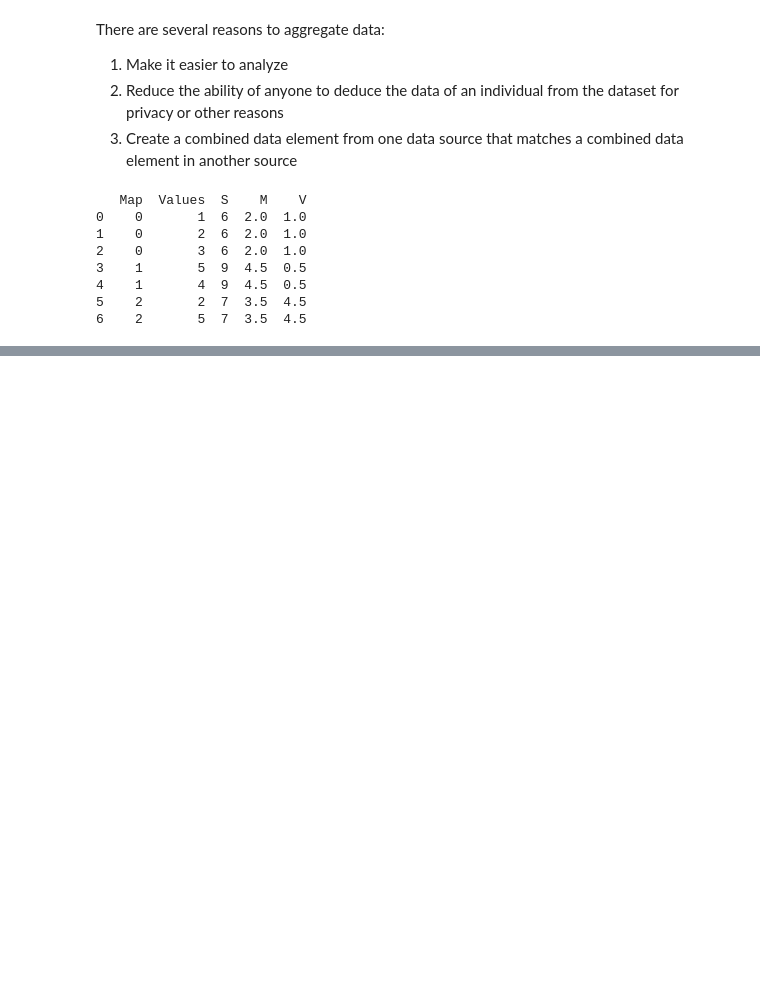
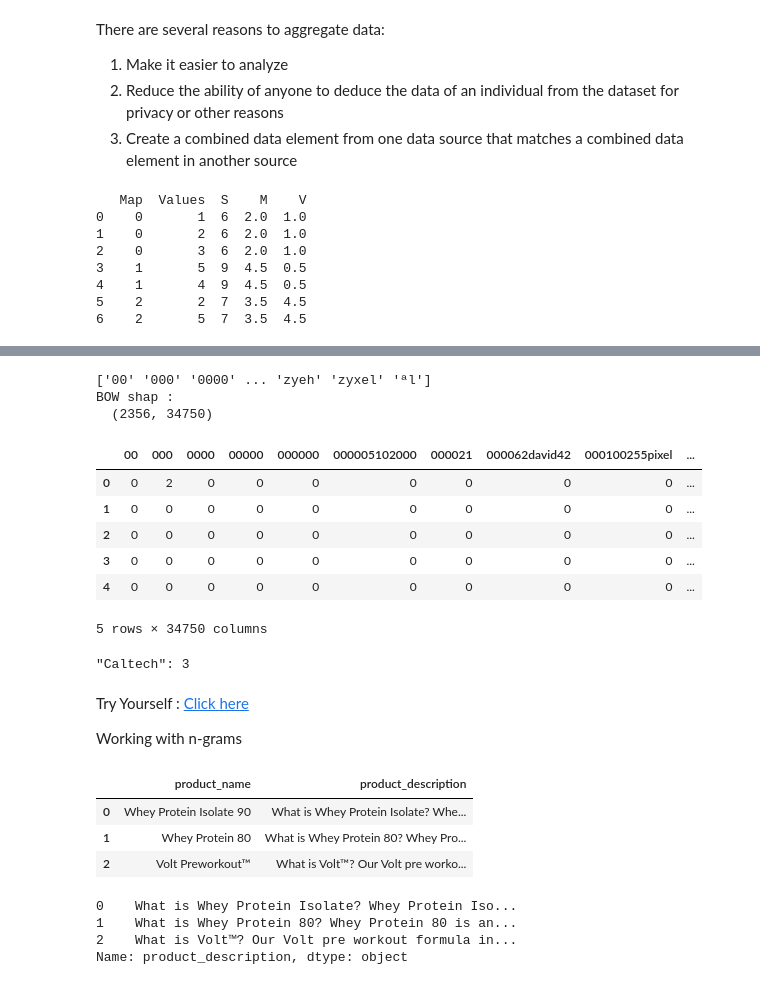
Before and after one commit to shivangpatel/gecm_pds_2022, a Jupyter notebook: Unit3.ipynb, the cells around one changed output, grey strips where cells are left out. Saved outputs shown, nothing was run; the diff lists cells and outputs as text; code cells hidden in the pictures; blank space fills up the shorter version.

Commit message:
new topics added
Unit 3 is complete. Please run by yourself and if you have any queries let me know.

```diff
--- a/Unit3.ipynb
+++ b/Unit3.ipynb
@@ -1098,0 +1183,64 @@ print(df)
+# %%
+categories_ = ['comp.graphics', 'misc.forsale', 'rec.autos', 'sci.space']
+# %%
+twenty_train_data = fetch_20newsgroups(subset='train',
+                                      categories=categories_,
+                                      shuffle=True,
+                                      random_state=42)
+# %%
+count_vect = CountVectorizer()
+# %%
+bow_train_data = count_vect.fit_transform(twenty_train_data.data)
+# %%
+import pandas as pd
+
+# print(count_vect.get_feature_names())
+print(count_vect.get_feature_names_out(input_features=None))
+print('BOW shap : \n ', bow_train_data.shape)
+
+# df_bow_sklearn = pd.DataFrame(bow_train_data.toarray(),columns=count_vect.get_feature_names())
+df_bow_sklearn = pd.DataFrame(bow_train_data.toarray(),columns=count_vect.get_feature_names_out())
+df_bow_sklearn.headad()
+# %% [output]
+['00' '000' '0000' ... 'zyeh' 'zyxel' 'ªl']
+BOW shap :
+  (2356, 34750)
+|  | 00 | 000 | 0000 | 00000 | 000000 | 000005102000 | 000021 | 000062david42 | 000100255pixel | ... |
+| 0 | 0 | 2 | 0 | 0 | 0 | 0 | 0 | 0 | 0 | ... |
+| 1 | 0 | 0 | 0 | 0 | 0 | 0 | 0 | 0 | 0 | ... |
+| 2 | 0 | 0 | 0 | 0 | 0 | 0 | 0 | 0 | 0 | ... |
+| 3 | 0 | 0 | 0 | 0 | 0 | 0 | 0 | 0 | 0 | ... |
+| 4 | 0 | 0 | 0 | 0 | 0 | 0 | 0 | 0 | 0 | ... |
+5 rows × 34750 columns
+# %%
+caltecg_idx = count_vect.vocabulary_['caltech']
+
+print('"Caltech": %i' %bow_train_data[0, caltecg_idx])
+# %% [output]
+"Caltech": 3
+# %% [markdown]
+Try Yourself : [Click here](https://www.analyticsvidhya.com/blog/2021/08/a-friendly-guide-to-nlp-bag-of-words-with-python-example/)
+
+
+Working with n-grams
+# %%
+import pandas as pd
+from sklearn.feature_extraction.text import CountVectorizer
+
+
+df = pd.read_csv('https://raw.githubusercontent.com/flyandlure/datasets/master/gonutrition.csv')
+df.head()
+# %% [output]
+|  | product_name | product_description |
+| 0 | Whey Protein Isolate 90 | What is Whey Protein Isolate? Whe... |
+| 1 | Whey Protein 80 | What is Whey Protein 80? Whey Pro... |
+| 2 | Volt Preworkout™ | What is Volt™? Our Volt pre worko... |
+# %%
+text = df['product_description']
+
+print(text)
+# %% [output]
+0    What is Whey Protein Isolate? Whey Protein Iso...
+1    What is Whey Protein 80? Whey Protein 80 is an...
+2    What is Volt™? Our Volt pre workout formula in...
+Name: product_description, dtype: object
```
Also changed, not shown: parts of 54 cells of this notebook, 1 other file.
